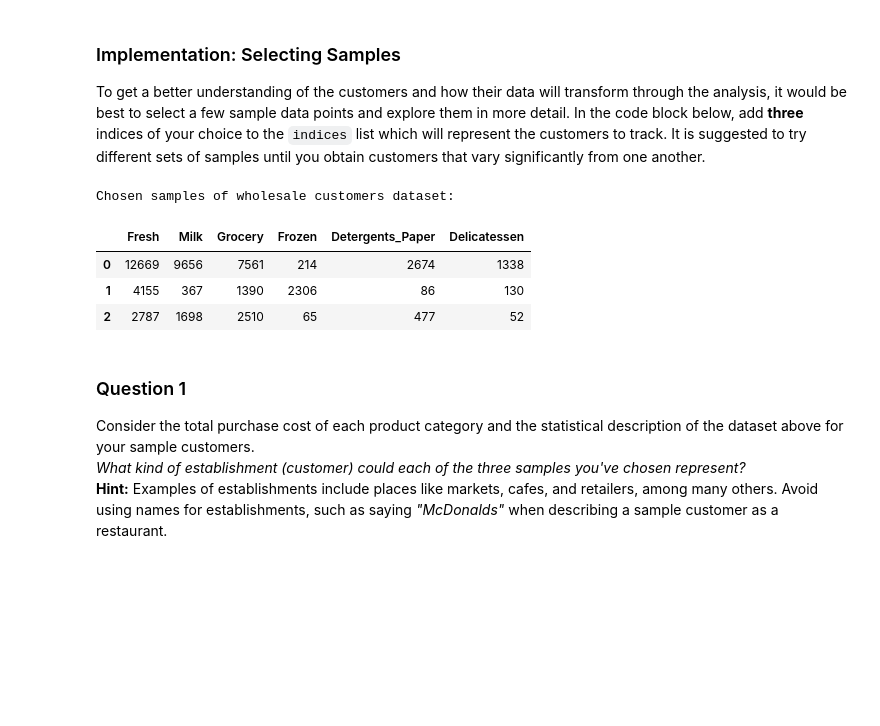
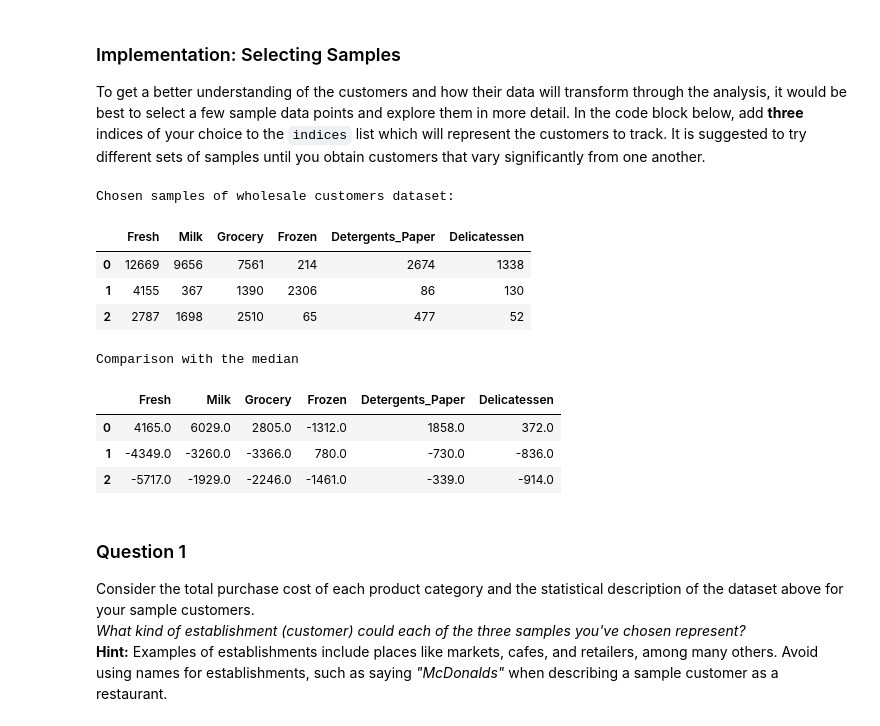
Before and after one commit to jaycwb/udacity-customer-segments, a Jupyter notebook: customer_segments.ipynb, the cells around one changed output. Saved outputs shown, nothing was run; the diff lists cells and outputs as text; code cells hidden in the pictures; blank space fills up the shorter version.

```diff
--- a/customer_segments.ipynb
+++ b/customer_segments.ipynb
@@ -56,18 +56,27 @@ To get a better understanding of the customers and how their data will transform
 # %%
 # Select three indices of your choice you wish to sample from the dataset
 # I chose to select the first, the last and the one in the middle
 indices = [0,220-1,440-1]
 
 # Create a DataFrame of the chosen samples
 samples = pd.DataFrame(data.loc[indices], columns = data.keys()).reset_index(drop = True)
 print "Chosen samples of wholesale customers dataset:"
 display(samples)
+# print 'Comparison with the mean'
+# display(samples - data.mean().round())
+print 'Comparison with the median'
+display(samples - data.median().round())
 # %% [output]
 Chosen samples of wholesale customers dataset:
 |  | Fresh | Milk | Grocery | Frozen | Detergents_Paper | Delicatessen |
 | 0 | 12669 | 9656 | 7561 | 214 | 2674 | 1338 |
 | 1 | 4155 | 367 | 1390 | 2306 | 86 | 130 |
 | 2 | 2787 | 1698 | 2510 | 65 | 477 | 52 |
+Comparison with the median
+|  | Fresh | Milk | Grocery | Frozen | Detergents_Paper | Delicatessen |
+| 0 | 4165.0 | 6029.0 | 2805.0 | -1312.0 | 1858.0 | 372.0 |
+| 1 | -4349.0 | -3260.0 | -3366.0 | 780.0 | -730.0 | -836.0 |
+| 2 | -5717.0 | -1929.0 | -2246.0 | -1461.0 | -339.0 | -914.0 |
 # %% [markdown]
 ### Question 1
 Consider the total purchase cost of each product category and the statistical description of the dataset above for your sample customers.
```
Also changed, not shown: parts of 4 cells of this notebook, 2 other files.
